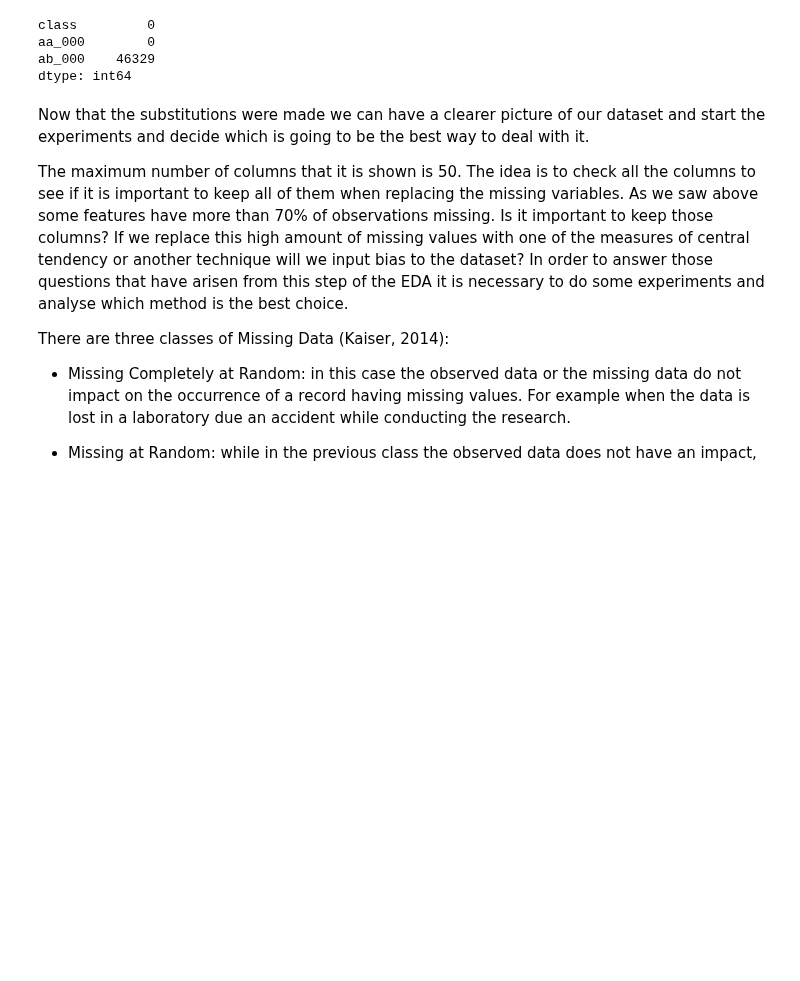
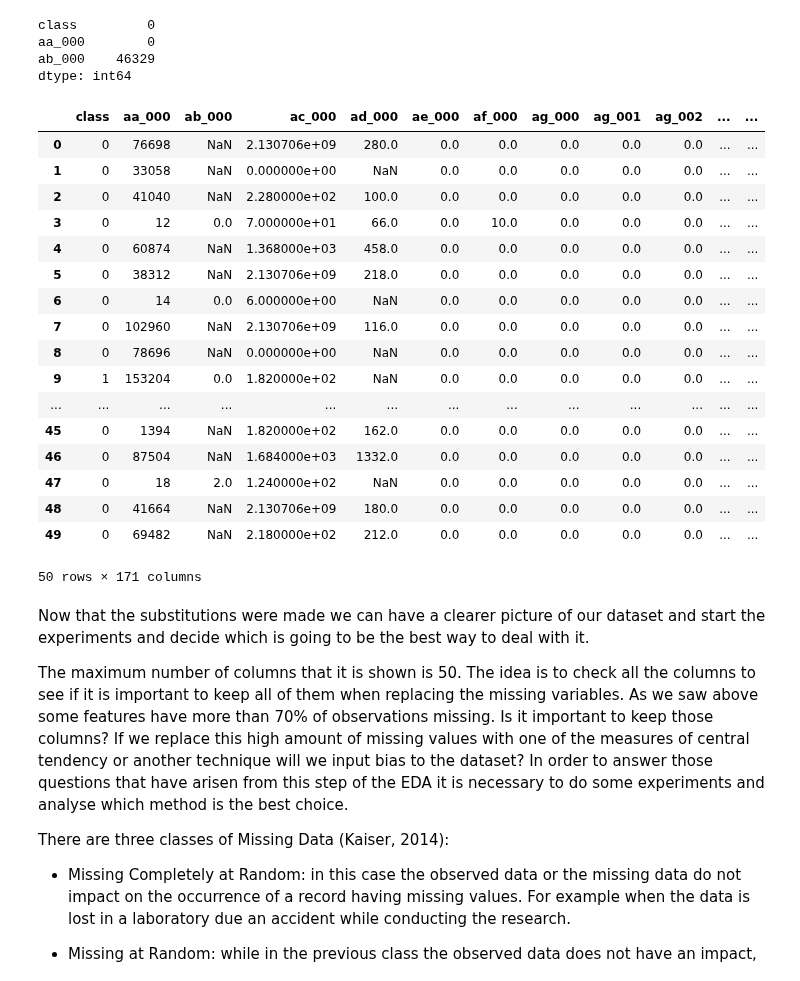
Before and after one commit to izazaka/Data, a Jupyter notebook: CA1.ipynb, the cells around one changed output. Cells and saved outputs as stored; diff of their text form; code cells hidden in the pictures; blank space fills up the shorter version.

```diff
--- a/CA1.ipynb
+++ b/CA1.ipynb
@@ -205,6 +214,27 @@ class         0
 aa_000        0
 ab_000    46329
 dtype: int64
+# %%
+ca1.head(50)
+# %% [output]
+|  | class | aa_000 | ab_000 | ac_000 | ad_000 | ae_000 | af_000 | ag_000 | ag_001 | ag_002 | ... | ... |
+| 0 | 0 | 76698 | NaN | 2.130706e+09 | 280.0 | 0.0 | 0.0 | 0.0 | 0.0 | 0.0 | ... | ... |
+| 1 | 0 | 33058 | NaN | 0.000000e+00 | NaN | 0.0 | 0.0 | 0.0 | 0.0 | 0.0 | ... | ... |
+| 2 | 0 | 41040 | NaN | 2.280000e+02 | 100.0 | 0.0 | 0.0 | 0.0 | 0.0 | 0.0 | ... | ... |
+| 3 | 0 | 12 | 0.0 | 7.000000e+01 | 66.0 | 0.0 | 10.0 | 0.0 | 0.0 | 0.0 | ... | ... |
+| 4 | 0 | 60874 | NaN | 1.368000e+03 | 458.0 | 0.0 | 0.0 | 0.0 | 0.0 | 0.0 | ... | ... |
+| 5 | 0 | 38312 | NaN | 2.130706e+09 | 218.0 | 0.0 | 0.0 | 0.0 | 0.0 | 0.0 | ... | ... |
+| 6 | 0 | 14 | 0.0 | 6.000000e+00 | NaN | 0.0 | 0.0 | 0.0 | 0.0 | 0.0 | ... | ... |
+| 7 | 0 | 102960 | NaN | 2.130706e+09 | 116.0 | 0.0 | 0.0 | 0.0 | 0.0 | 0.0 | ... | ... |
+| 8 | 0 | 78696 | NaN | 0.000000e+00 | NaN | 0.0 | 0.0 | 0.0 | 0.0 | 0.0 | ... | ... |
+| 9 | 1 | 153204 | 0.0 | 1.820000e+02 | NaN | 0.0 | 0.0 | 0.0 | 0.0 | 0.0 | ... | ... |
+| ... | ... | ... | ... | ... | ... | ... | ... | ... | ... | ... | ... | ... |
+| 45 | 0 | 1394 | NaN | 1.820000e+02 | 162.0 | 0.0 | 0.0 | 0.0 | 0.0 | 0.0 | ... | ... |
+| 46 | 0 | 87504 | NaN | 1.684000e+03 | 1332.0 | 0.0 | 0.0 | 0.0 | 0.0 | 0.0 | ... | ... |
+| 47 | 0 | 18 | 2.0 | 1.240000e+02 | NaN | 0.0 | 0.0 | 0.0 | 0.0 | 0.0 | ... | ... |
+| 48 | 0 | 41664 | NaN | 2.130706e+09 | 180.0 | 0.0 | 0.0 | 0.0 | 0.0 | 0.0 | ... | ... |
+| 49 | 0 | 69482 | NaN | 2.180000e+02 | 212.0 | 0.0 | 0.0 | 0.0 | 0.0 | 0.0 | ... | ... |
+50 rows × 171 columns
 # %% [markdown]
 Now that the substitutions were made we can have a clearer picture of our dataset and start the experiments and decide which is going to be the best way to deal with it.
 
```
Also changed, not shown: parts of 56 cells of this notebook.
